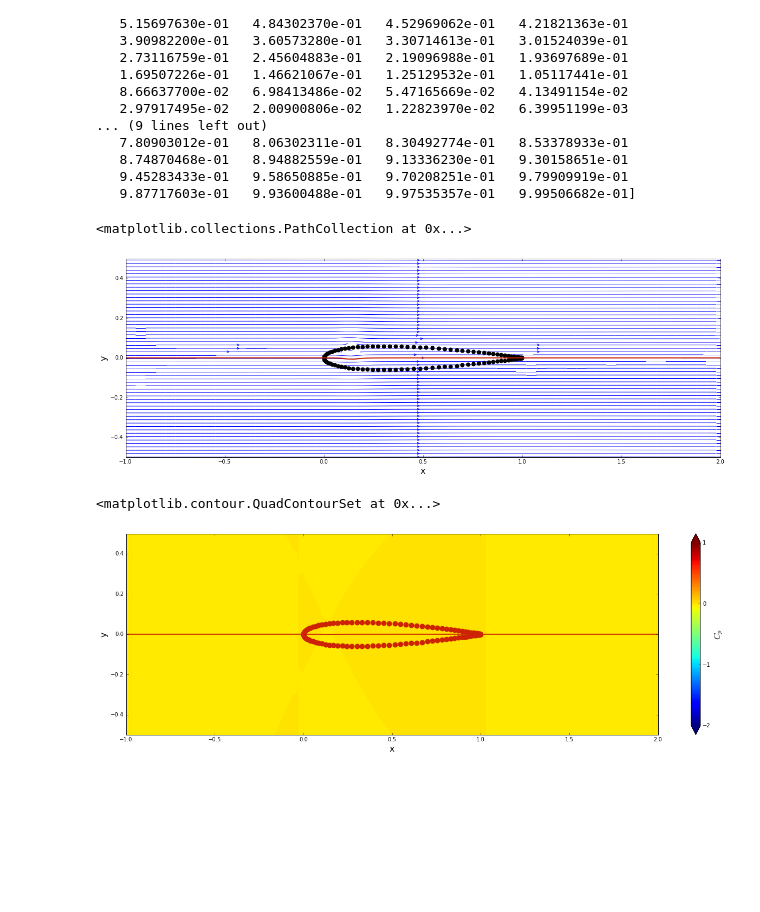
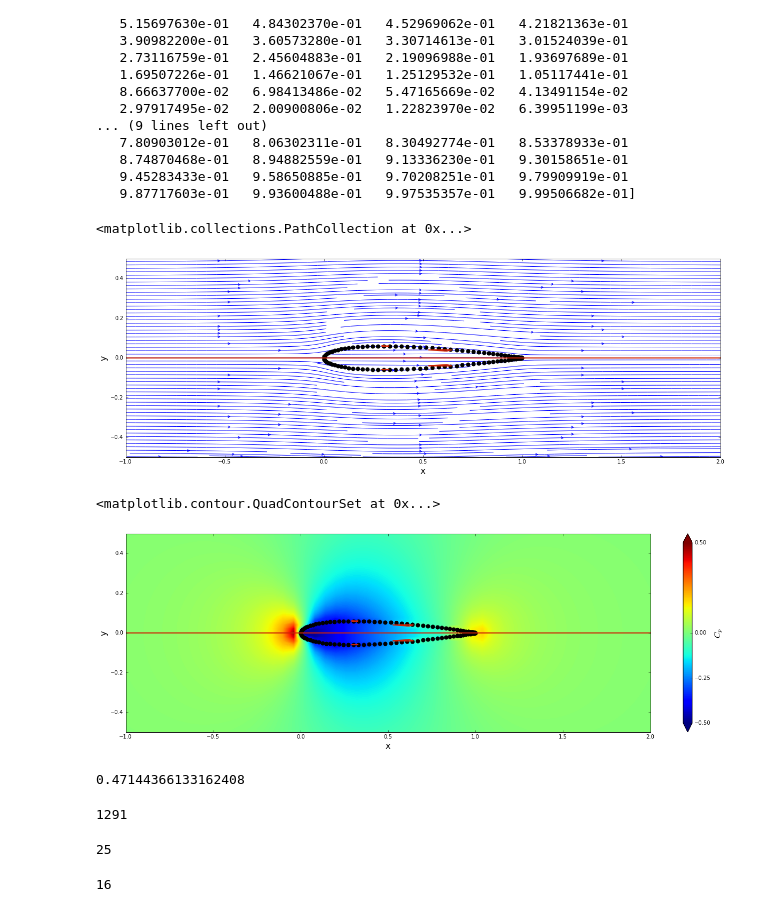
Before and after one commit to wuxuetianzi/mae6226-workspace, a Jupyter notebook: assignment1.ipynb, the cells around one changed output. Cells and saved outputs as stored; diff of their text form; code cells hidden in the pictures; blank space fills up the shorter version.

```diff
--- a/assignment1.ipynb
+++ b/assignment1.ipynb
@@ -55,7 +55,7 @@ print(x)
 #n=numpy.unravel_index(sigma, )
 #m=numpy.argmax()
 # %%
-N = 100
+N=51
 x_start, x_end = -1.0, 2.0
 y_start, y_end = -0.5, 0.5
 x1 = numpy.linspace(x_start, x_end, N)
@@ -76,9 +76,18 @@ def get_stream_function_air(strength, xd, yd, X, Y):
 
     return psi
-# %%
-u_air, v_air = get_velocity_air(kappa, x_air, y_air, X, Y)
-
-psi_air = get_stream_function_air(kappa, x_air, y_air, X, Y)
+# %%
+u=0
+v=0
+psi=0
+for i in range(100):
+    u_air= get_velocity_air(kappa[i], x_air[i], y_air[i], X, Y)[0]
+    v_air = get_velocity_air(kappa[i], x_air[i], y_air[i], X, Y)[1]
+
+    psi_air = get_stream_function_air(kappa[i], x_air[i], y_air[i], X, Y)
+
+    u=u+u_air
+    v=v+v_air
+    psi=psi+psi_air
 # %%
 u_inf = 1.0
 # %%
@@ -87,9 +96,9 @@ v_freestream = numpy.zeros((N, N), dtype=float)
 
 psi_freestream = u_inf * Y
 # %%
-u = u_freestream + u_air
-v = v_freestream + v_air
-psi = psi_freestream + psi_air
+u = u_freestream + u
+v = v_freestream + v
+psi = psi_freestream + psi
 
 size = 20
 pyplot.figure(figsize=(size, (y_end-y_start)/(x_end-x_start)*size))
@@ -100,31 +109,28 @@ pyplot.ylim(y_start, y_end)
 pyplot.streamplot(X, Y, u, v, density=2, linewidth=1, arrowsize=1, arrowstyle='->')
 pyplot.contour(X, Y, psi, levels=[0.], colors='#CD2305', linewidths=2, linestyles='solid')
 pyplot.scatter(x_air, y_air, color='black', s=50, marker='o')
-
-#x_stagn1, y_stagn1 = +math.sqrt(kappa/(2*math.pi*u_inf)), 0
-#x_stagn2, y_stagn2 = -math.sqrt(kappa/(2*math.pi*u_inf)), 0
-
-# display the stagnation points
-#pyplot.scatter([x_stagn1, x_stagn2], [y_stagn1, y_stagn2], color='g', s=80, marker='o');
 # %% [output]
 <matplotlib.collections.PathCollection at 0x...>
-[figure, old version]
+[figure, new version]
 # %%
 cp = 1.0 - (u**2+v**2)/u_inf**2
 
 size = 20
 pyplot.figure(figsize=(1.1*size, (y_end-y_start)/(x_end-x_start)*size))
 pyplot.xlabel('x', fontsize=16)
 pyplot.ylabel('y', fontsize=16)
 pyplot.xlim(x_start, x_end)
 pyplot.ylim(y_start, y_end)
-contf = pyplot.contourf(X, Y, cp, levels=numpy.linspace(-2.0, 1.0, 100), extend='both')
+contf = pyplot.contourf(X, Y, cp, levels=numpy.linspace(-0.5, 0.5, 1000), extend='both')
 cbar = pyplot.colorbar(contf)
 cbar.set_label('$C_p$', fontsize=16)
-cbar.set_ticks([-2.0, -1.0, 0.0, 1.0])
-pyplot.scatter(x_doublet, y_doublet, color='#CD2305', s=80, marker='o')
+cbar.set_ticks([-0.5, -0.25, 0.0, 0.5])
+pyplot.scatter(x_air, y_air, color='black', s=50, marker='o')
 pyplot.contour(X,Y,psi, levels=[0.], colors='#CD2305', linewidths=2, linestyles='solid')
-#pyplot.scatter([x_stagn1, x_stagn2], [y_stagn1, y_stagn2], color='g', s=80, marker='o');
 # %% [output]
 <matplotlib.contour.QuadContourSet at 0x...>
-[figure, old version]
+[figure, new version]
+# %%
+numpy.max(cp)
+# %% [output]
+0.47144366133162408
@@ -130,0 +139,12 @@ pyplot.contour(X,Y,psi, levels=[0.], colors='#CD2305', linewidths=2, linestyles=
+# %%
+print(m)
+# %% [output]
+1291
+# %%
+m//N
+# %% [output]
+25
+# %%
+m%N
+# %% [output]
+16
```
Also changed, not shown: parts of 3 cells of this notebook.
